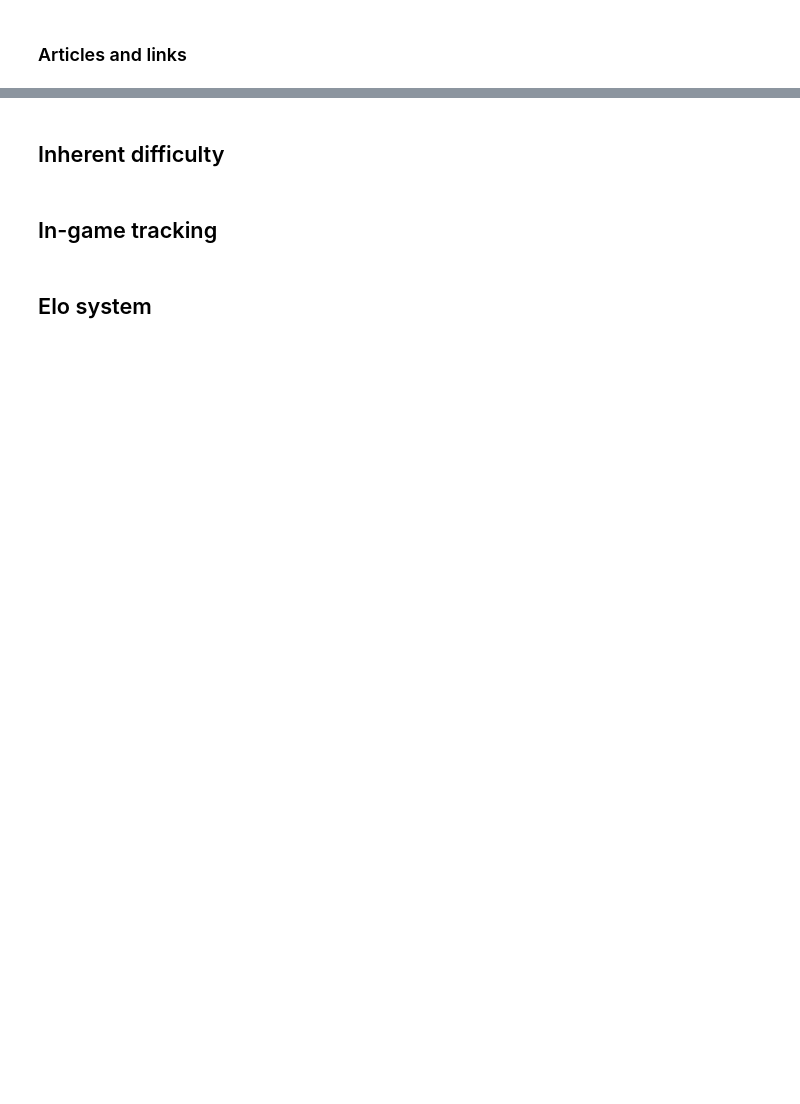
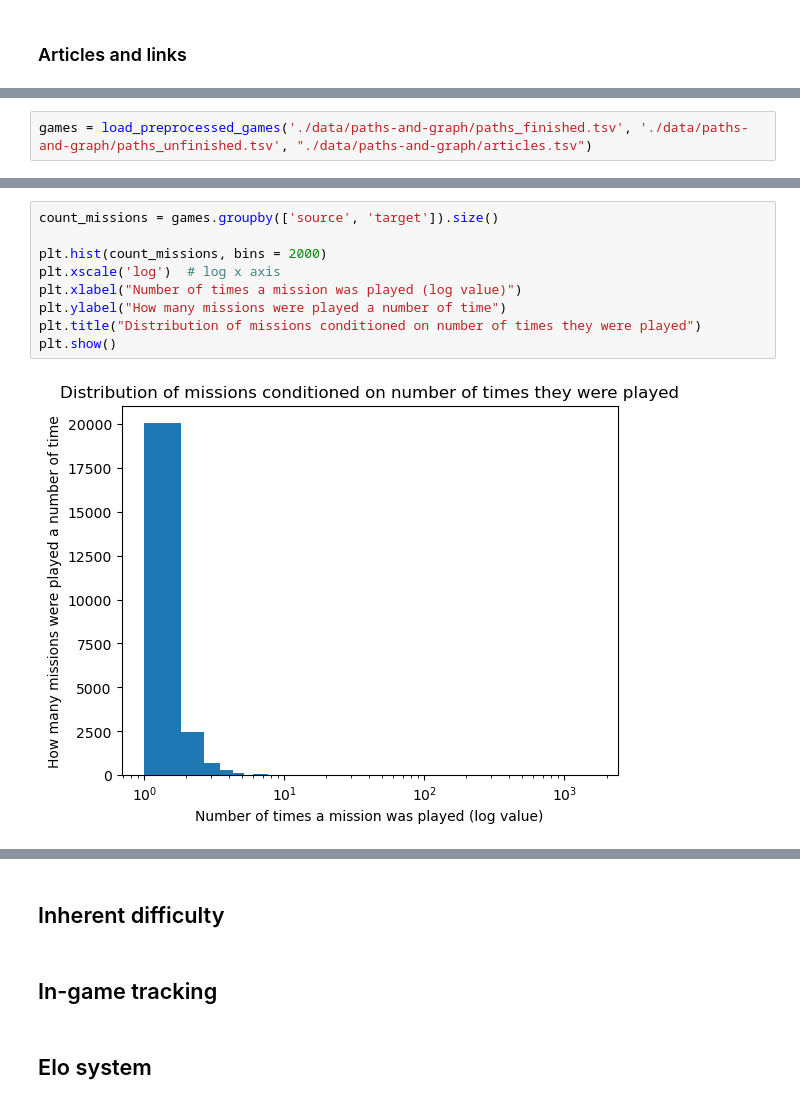
Before and after one commit to epfl-ada/ada-2024-project-outliars, a Jupyter notebook: results.ipynb, the cells around one changed output, grey strips where cells are left out. Drawn from its saved outputs; the diff is of its cells as text; blank space fills up the shorter version.

```diff
--- a/results.ipynb
+++ b/results.ipynb
@@ -45,0 +259,2 @@ After adding missing links, there are 119888 links in df
+# %%
+games = load_preprocessed_games('./data/paths-and-graph/paths_finished.tsv', './data/paths-and-graph/paths_unfinished.tsv', "./data/paths-and-graph/articles.tsv")
@@ -45,0 +281,11 @@ After adding missing links, there are 119888 links in df
+# %%
+count_missions = games.groupby(['source', 'target']).size()
+
+plt.hist(count_missions, bins = 2000)
+plt.xscale('log')  # log x axis
+plt.xlabel("Number of times a mission was played (log value)")
+plt.ylabel("How many missions were played a number of time")
+plt.title("Distribution of missions conditioned on number of times they were played")
+plt.show()
+# %% [output]
+[figure, added]
```
Also changed, not shown: parts of 40 cells of this notebook, 3 other files.
